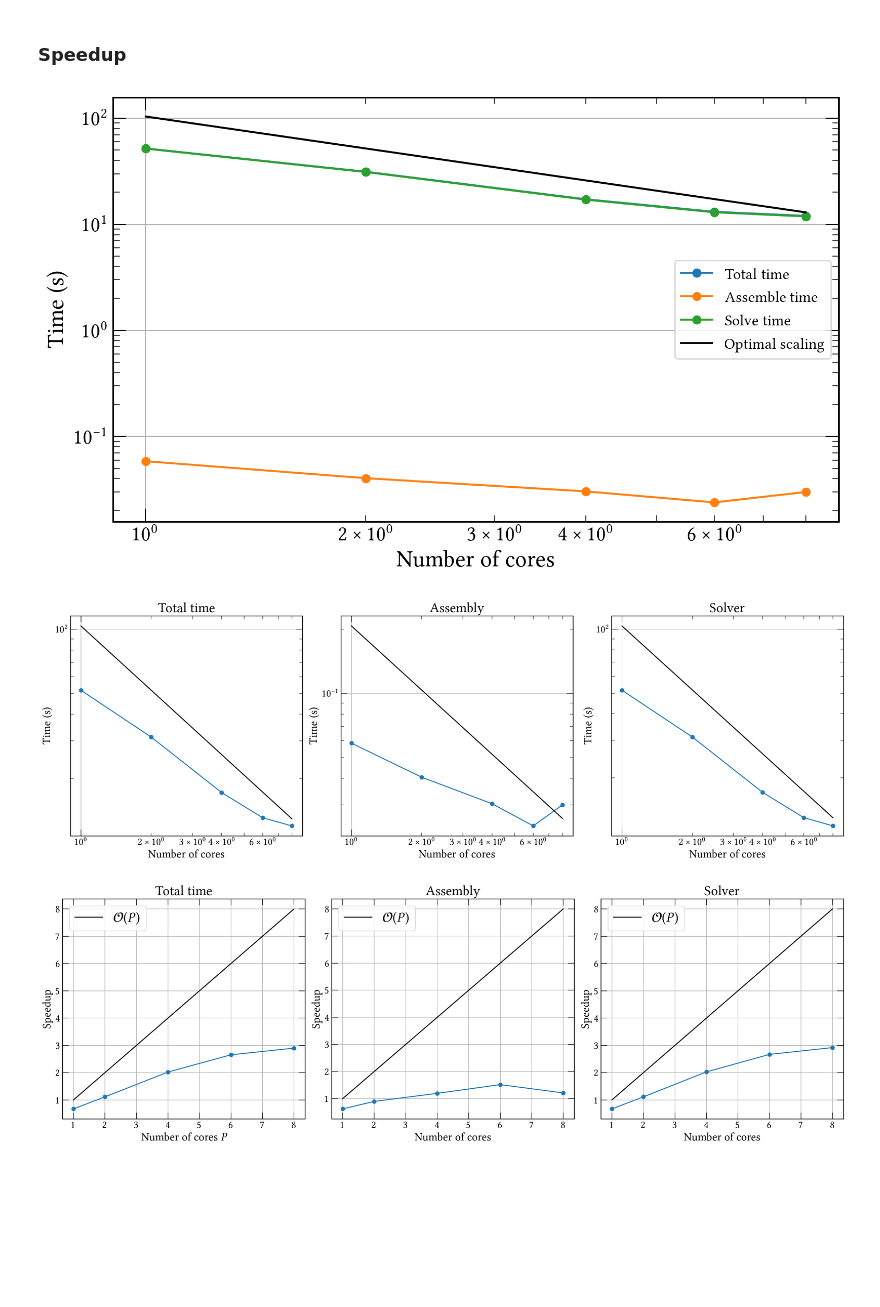
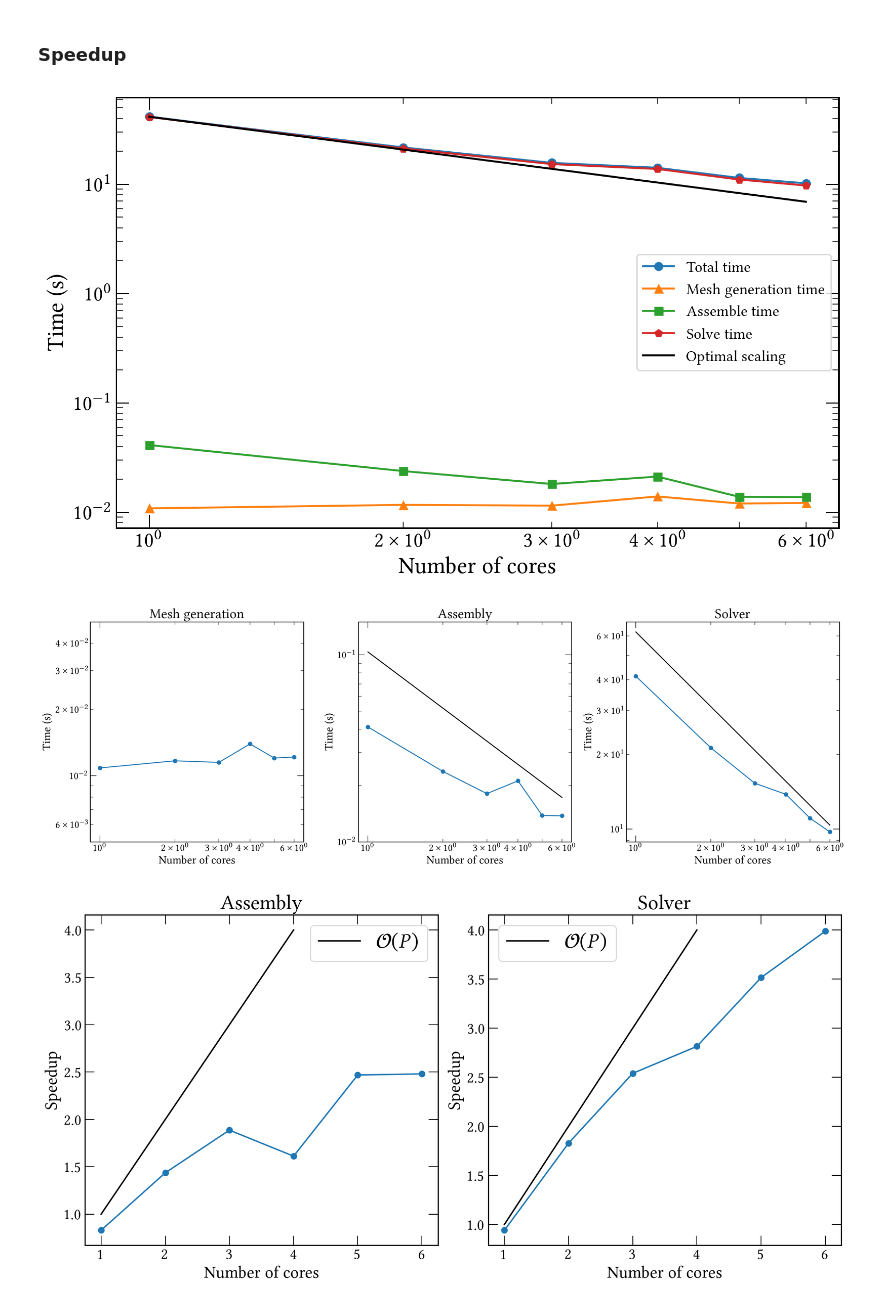
Before and after one commit to sebastianmyrback/MPI-FEM, a Jupyter notebook: notebooks/data.ipynb, the cells around one changed output. Cells and saved outputs as stored; diff of their text form; code cells hidden in the pictures; blank space fills up the shorter version.

```diff
--- a/notebooks/data.ipynb
+++ b/notebooks/data.ipynb
@@ -94,45 +94,65 @@ serial_time_output = 0.143556
 # linear decrease in time with number of cores
 #time_linear = np.array([time_total[0] / (i + 1) for i in range(len(cores))])
 
-time_linear = np.array([2*time_total[0]*0.5**i for i in range(len(cores_double))])
+
+# mac
+time_total    = [41.5087, 21.7242, 15.6997, 14.1569, 11.4363, 10.1981]
+time_mesh     = [0.010846, 0.011684, 0.011493, 0.013945, 0.012025, 0.01216]
+time_assemble = [0.041193, 0.023803, 0.01812, 0.021206, 0.013848, 0.013783]
+time_solve    = [41.295, 21.2453, 15.2975, 13.8041, 11.0528, 9.74212]
+
+serial_time_total = 39.0406
+serial_time_mesh = 0.000931958
+serial_time_assemble = 0.0341916
+serial_time_solve = 38.8446
+
+cores = [1, 2, 3, 4, 5, 6]
+cores_double = [1, 2, 4]
+
+time_linear = np.array([time_total[0] / (i + 1) for i in range(len(cores))])
 
 fig, ax = plt.subplots(1, 1, figsize=(10, 6))
 
 ax.loglog(cores, time_total, marker='o', label='Total time')
-ax.loglog(cores, time_assemble, marker='o', label='Assemble time')
-ax.loglog(cores, time_solve, marker='o', label='Solve time')
-ax.loglog(cores_double, time_linear, label='Optimal scaling', color="black")
+ax.loglog(cores, time_mesh, marker='^', label='Mesh generation time')
+ax.loglog(cores, time_assemble, marker='s', label='Assemble time')
+ax.loglog(cores, time_solve, marker='p', label='Solve time')
+ax.loglog(cores, time_linear, label='Optimal scaling', color="black")
 
 ax.set_xlabel('Number of cores')
 ax.set_ylabel('Time (s)')
 ax.legend()
-ax.grid()
+#ax.grid()
+fig.savefig('time.pdf')
 plt.show()
 
 fig, (ax1, ax2, ax3) = plt.subplots(1, 3, figsize=(18, 6))
 
-ax1.set_title('Total time')
-ax1.loglog(cores, time_total, marker='o')
-ax1.loglog(cores_double, time_linear, label='Optimal scaling', color="black")
+ax1.set_title('Mesh generation')
+ax1.loglog(cores, time_mesh, marker='o')
+#ax1.loglog(cores_double, time_linear, label='Optimal scaling', color="black")
 ax1.set_xlabel('Number of cores')
 ax1.set_ylabel('Time (s)')
-ax1.grid()
+ax1.set_ylim(5e-3, 0.5e-1)
+#ax1.grid()
 
 ax2.set_title('Assembly')
 ax2.loglog(cores, time_assemble, marker='o')
-ax2.loglog(cores_double, 2e-3*time_linear, label='Optimal scaling', color="black")
+ax2.loglog(cores, 2.5e-3*time_linear, label='Optimal scaling', color="black")
 ax2.set_xlabel('Number of cores')
 ax2.set_ylabel('Time (s)')
-ax2.grid()
+ax2.set_ylim(1e-2, 1.5e-1)
+#ax2.grid()
 
 ax3.set_title('Solver')
 ax3.loglog(cores, time_solve, marker='o')
-ax3.loglog(cores_double, time_linear, label='Optimal scaling', color="black")
+ax3.loglog(cores, 1.5*time_linear, label='Optimal scaling', color="black")
 ax3.set_xlabel('Number of cores')
 ax3.set_ylabel('Time (s)')
-ax3.grid()
+#ax3.grid()
 
 fig.tight_layout()
+fig.savefig('scaling.pdf')
 plt.show()
 
 
@@ -140,44 +160,45 @@ plt.show()
 speedup_total = serial_time_total / np.array(time_total)
 speedup_assemble = serial_time_assemble / np.array(time_assemble)
 speedup_solve = serial_time_solve / np.array(time_solve)
 speedup_output = serial_time_output / np.array(time_output)
 speedup_optimal = np.array(cores_double)
 
-fig, (ax1, ax2, ax3) = plt.subplots(1, 3, figsize=(18, 6))
+fig, (ax2, ax3) = plt.subplots(1, 2, figsize=(12, 6))
 
-ax1.set_title('Total time')
-ax1.plot(cores, speedup_total, marker='o')
-ax1.plot(cores_double, speedup_optimal, label=r'$\mathcal{O}(P)$', color="black")
-ax1.set_xlabel(r'Number of cores $P$')
-ax1.set_ylabel('Speedup')
-ax1.grid()
-ax1.legend(fontsize=22)
+# ax1.set_title('Total time')
+# ax1.plot(cores, speedup_total, marker='o')
+# ax1.plot(cores_double, speedup_optimal, label=r'$\mathcal{O}(P)$', color="black")
+# ax1.set_xlabel(r'Number of cores $P$')
+# ax1.set_ylabel('Speedup')
+# ax1.grid()
+# ax1.legend(fontsize=22)
 
 ax2.set_title('Assembly')
 ax2.plot(cores, speedup_assemble, marker='o')
 ax2.plot(cores_double, speedup_optimal, label=r'$\mathcal{O}(P)$', color="black")
 ax2.set_xlabel('Number of cores')
 ax2.set_ylabel('Speedup')
-ax2.grid()
+#ax2.grid()
 ax2.legend(fontsize=22)
 
 ax3.set_title('Solver')
 ax3.plot(cores, speedup_solve, marker='o')
 ax3.plot(cores_double, speedup_optimal, label=r'$\mathcal{O}(P)$', color="black")
 ax3.set_xlabel('Number of cores')
 ax3.set_ylabel('Speedup')
-ax3.grid()
+#ax3.grid()
 ax3.legend(fontsize=22)
 
 fig.tight_layout()
+fig.savefig('speedup.pdf')
 plt.show()
 
 # compute efficiency
 efficiency_total = speedup_total / np.array(cores)
 efficiency_assemble = speedup_assemble / np.array(cores)
 efficiency_solve = speedup_solve / np.array(cores)
-efficiency_output = speedup_output / np.array(cores)
+#efficiency_output = speedup_output / np.array(cores)
 # %% [output]
-[figure, old version]
+[figure, new version]
-[figure, old version]
+[figure, new version]
-[figure, old version]
+[figure, new version]
```
Also changed, not shown: 5 other files.
